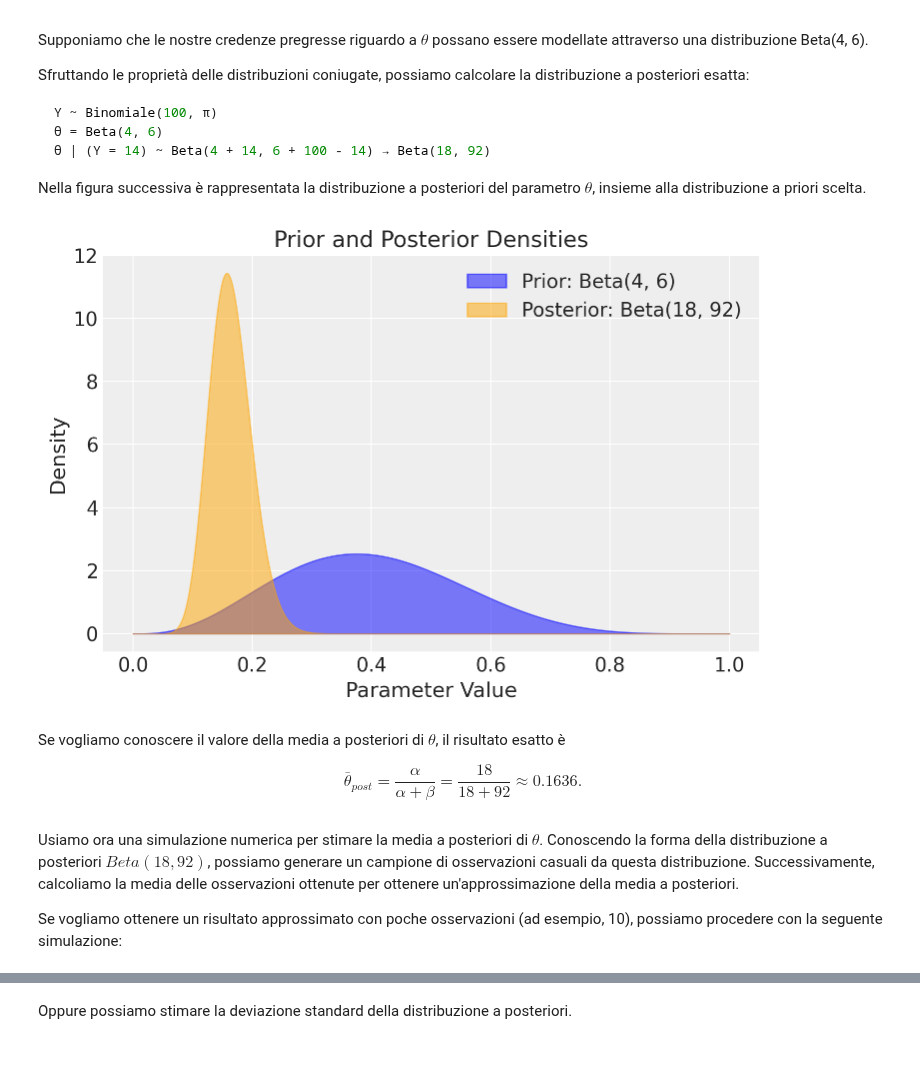
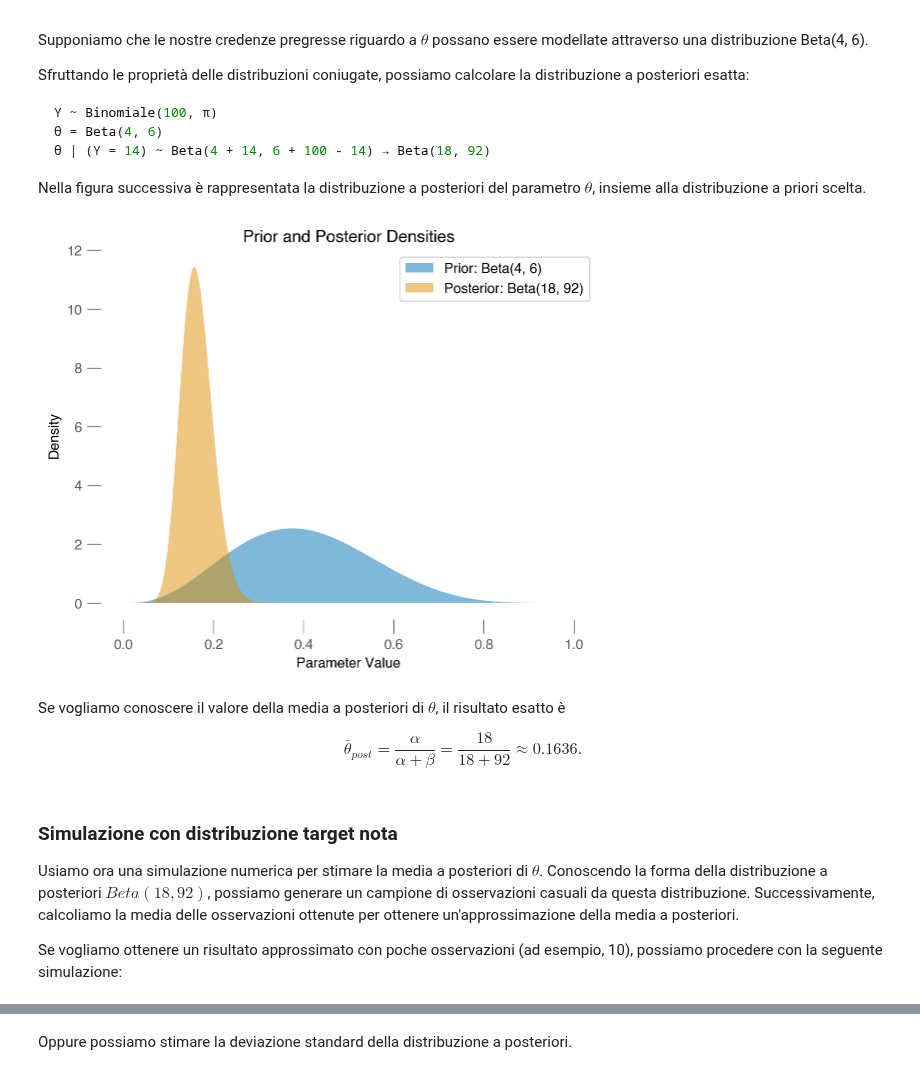
Before and after one commit to ccaudek/ds4psy, a Jupyter notebook: chapter_4/10_metropolis.ipynb, the cells around one changed output, grey strips where cells are left out. Drawn from its saved outputs; the diff is of its cells as text; code cells hidden in the pictures.

```diff
--- a/chapter_4/10_metropolis.ipynb
+++ b/chapter_4/10_metropolis.ipynb
@@ -27,7 +27,8 @@ rng = np.random.default_rng(RANDOM_SEED)
 from aquarel import load_theme
 theme = load_theme("minimal_light")
 theme.apply()
-sns.set_palette("colorblind")
+import matplotlib.style as style
+style.use("tableau-colorblind10")
 # %% [markdown]
 ## Il denominatore bayesiano
 
@@ -108,20 +197,18 @@ Nella figura successiva è rappresentata la distribuzione a posteriori del param
 # %%
 x = np.linspace(0, 1, 1000)
 
 prior_density = stats.beta.pdf(x, 4, 6)
 posterior_density = stats.beta.pdf(x, 18, 92)
 
-plt.fill_between(x, prior_density, alpha=0.5, color="C0", label="Prior: Beta(4, 6)")
-plt.fill_between(
-    x, posterior_density, alpha=0.5, color="C1", label="Posterior: Beta(18, 92)"
-)
-plt.legend()
+plt.fill_between(x, prior_density, alpha=0.5, label="Prior: Beta(4, 6)")
+plt.fill_between(x, posterior_density, alpha=0.5, label="Posterior: Beta(18, 92)")
 plt.xlabel("Parameter Value")
 plt.ylabel("Density")
+plt.legend()
 plt.title("Prior and Posterior Densities")
 plt.show()
 # %% [output]
-[figure, old version]
+[figure, new version]
 # %% [markdown]
 Se vogliamo conoscere il valore della media a posteriori di $\theta$, il risultato esatto è
 
@@ -129,6 +216,8 @@ $$
 \bar{\theta}_{post} = \frac{\alpha}{\alpha + \beta} = \frac{18}{18 + 92} \approx 0.1636.
 $$
 # %% [markdown]
+### Simulazione con distribuzione target nota
+
 Usiamo ora una simulazione numerica per stimare la media a posteriori di $\theta$. Conoscendo la forma della distribuzione a posteriori $Beta(18, 92)$, possiamo generare un campione di osservazioni casuali da questa distribuzione. Successivamente, calcoliamo la media delle osservazioni ottenute per ottenere un'approssimazione della media a posteriori.
 
 Se vogliamo ottenere un risultato approssimato con poche osservazioni (ad esempio, 10), possiamo procedere con la seguente simulazione:
```
Also changed, not shown: parts of 74 cells of this notebook, 16 other files.
